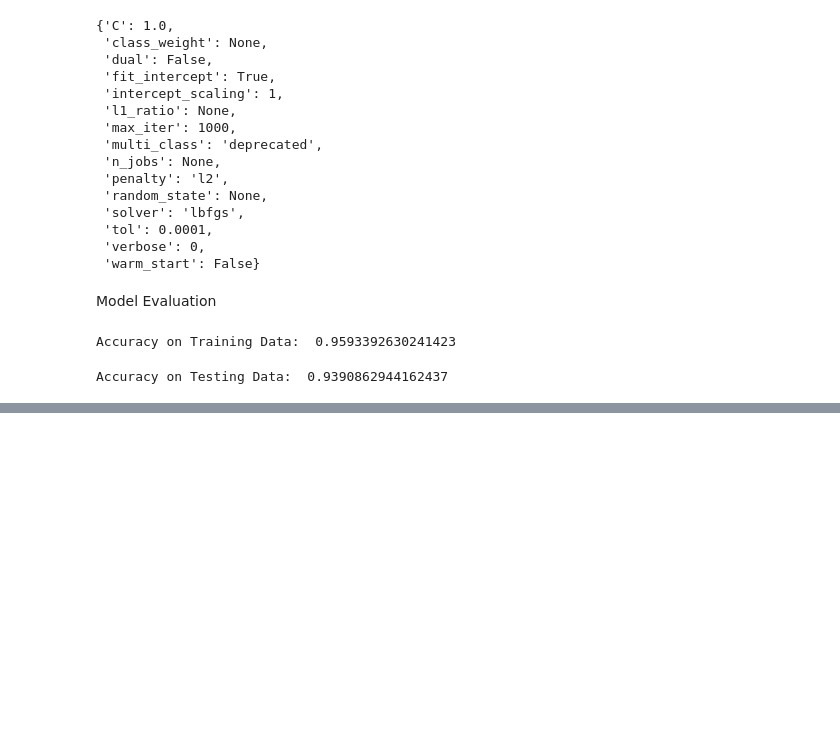
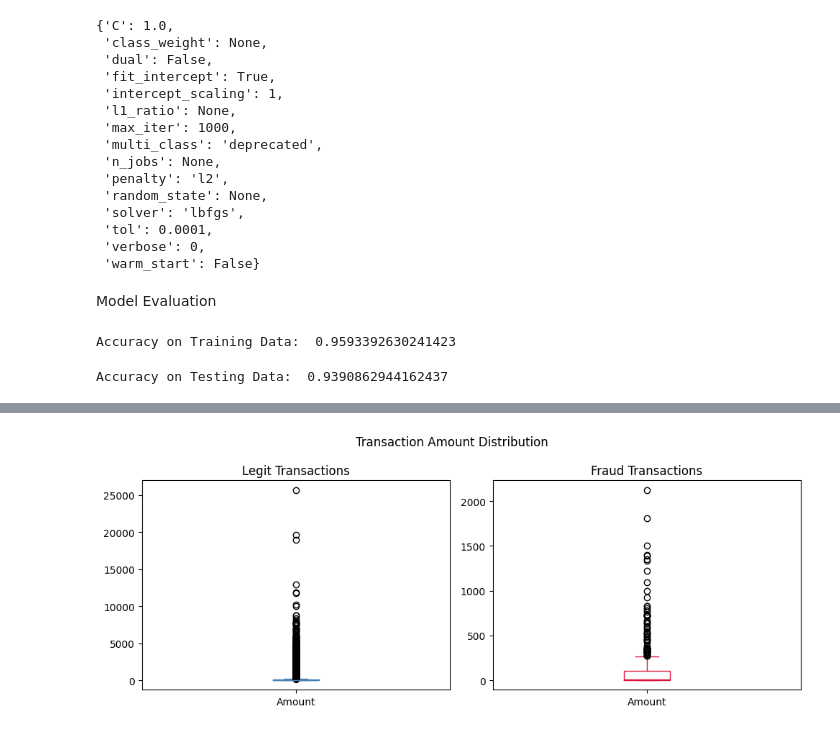
Before and after one commit to jeyeshkarthik/credit-card-fraud-detection, a Jupyter notebook: credit_card_fraud_Detection.ipynb, the cells around one changed output, grey strips where cells are left out. Drawn from its saved outputs; the diff is of its cells as text; code cells hidden in the pictures; blank space fills up the shorter version.

```diff
--- a/credit_card_fraud_Detection.ipynb
+++ b/credit_card_fraud_Detection.ipynb
@@ -284,0 +334,14 @@ Accuracy on Testing Data:  0.9390862944162437
+# %%
+fig, axes = plt.subplots(1, 2, figsize=(10, 4))
+
+credit_card_data[credit_card_data['Class'] == 0]['Amount'].plot(
+    kind='box', ax=axes[0], title='Legit Transactions', color='steelblue')
+credit_card_data[credit_card_data['Class'] == 1]['Amount'].plot(
+    kind='box', ax=axes[1], title='Fraud Transactions', color='crimson')
+
+plt.suptitle('Transaction Amount Distribution')
+plt.tight_layout()
+plt.savefig('images/amount_distribution.png', dpi=150)
+plt.show()
+# %% [output]
+[figure, added]
```
Also changed, not shown: parts of 5 cells of this notebook.
